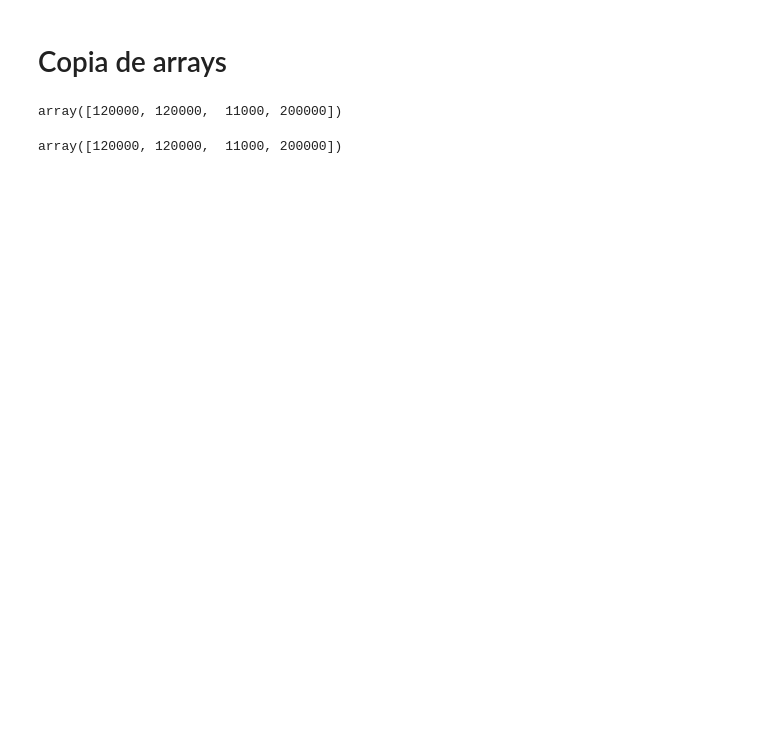
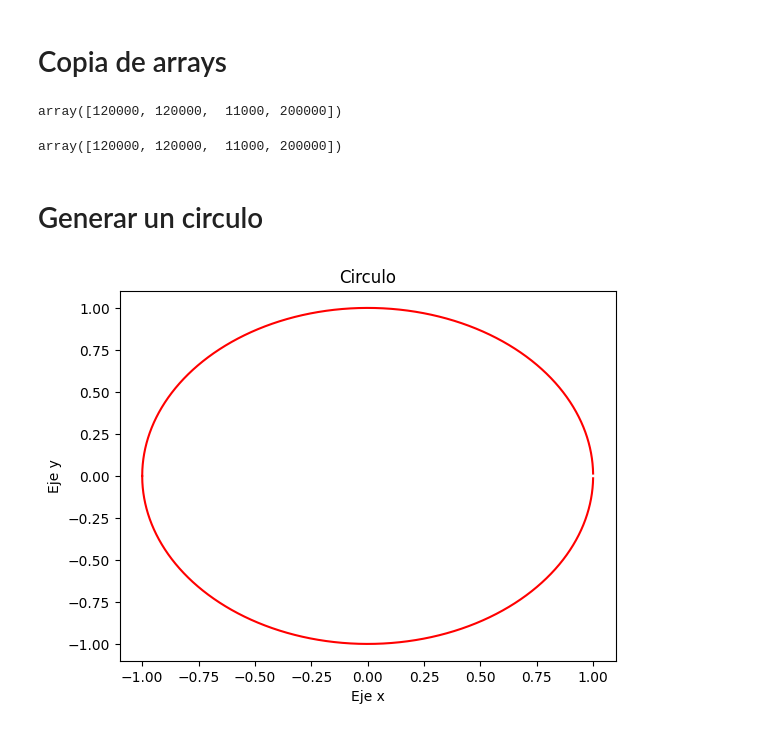
Before and after one commit to MarMastro/numpy, a Jupyter notebook: ejemplos.ipynb, the cells around one changed output. Drawn from its saved outputs; the diff is of its cells as text; code cells hidden in the pictures; blank space fills up the shorter version.

```diff
--- a/ejemplos.ipynb
+++ b/ejemplos.ipynb
@@ -24,3 +24,5 @@ array([120000, 120000,  11000, 200000])
 # %%
 # Para crear una copia independiente del original. np.copy()
 precio_inmuebles_lima = np.copy(precio_inmuebles)
+# %% [markdown]
+# Generar un circulo
@@ -26,0 +32,19 @@ precio_inmuebles_lima = np.copy(precio_inmuebles)
+# %%
+# Generar una secuencia de valores de x de -1 a 1
+x = np.arange(-1, 1, 0.0001)
+# %%
+# Implementacion de la formula
+y1 = np.sqrt(1 - x**2)
+y2 = -np.sqrt(1 - x**2)
+# %%
+# Agregar el titulo del grafico y las etiquetas de los ejes.
+plt.title('Circulo')
+plt.xlabel('Eje x')
+plt.ylabel('Eje y')
+# Grafica de las dos partes del circulo
+plt.plot(x, y1, 'r')
+plt.plot(x, y2, 'r')
+# Mostrar el grafico
+plt.show()
+# %% [output]
+[figure, added]
```
Also changed, not shown: parts of 1 cell of this notebook.
